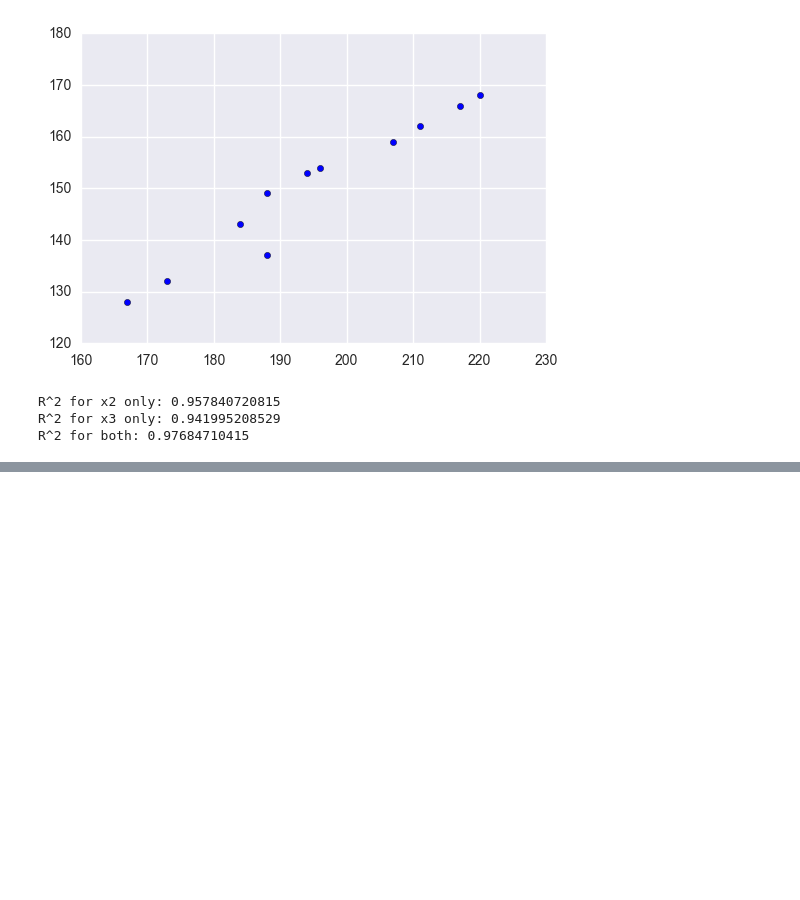
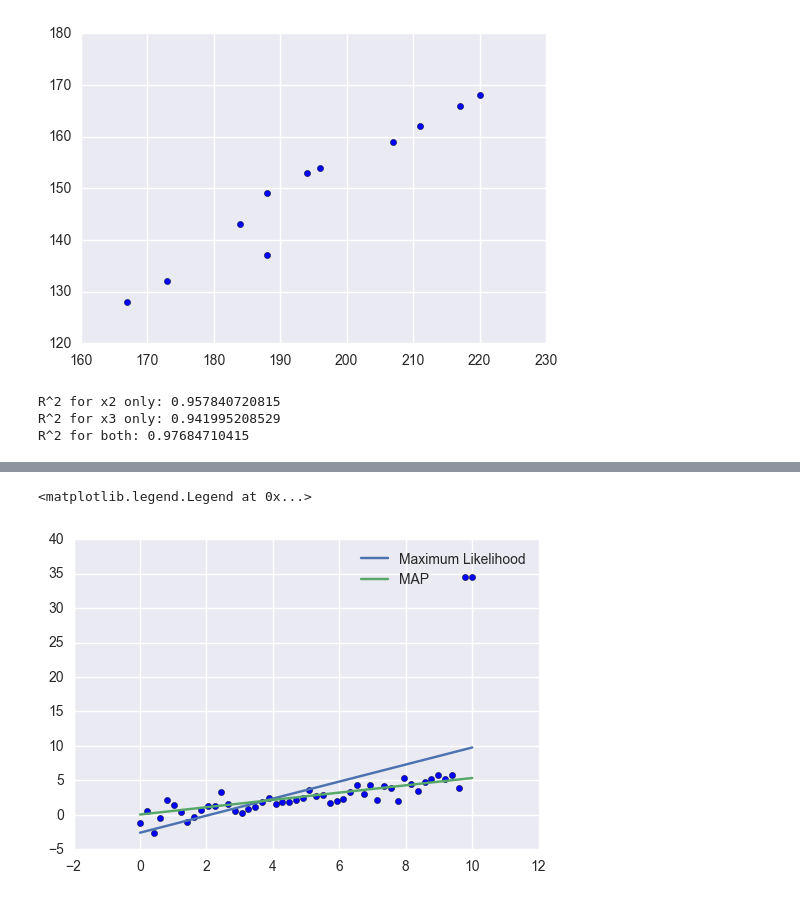
Before and after one commit to alvin319/book-notes, a Jupyter notebook: miscellaneous/linear_regression.ipynb, the cells around one changed output, grey strips where cells are left out. Drawn from its saved outputs; the diff is of its cells as text; code cells hidden in the pictures; blank space fills up the shorter version.

```diff
--- a/miscellaneous/linear_regression.ipynb
+++ b/miscellaneous/linear_regression.ipynb
@@ -199,0 +226,11 @@ R^2 for both: 0.97684710415
+# %%
+l2 = 1000.0
+W_map = np.linalg.solve(l2 * np.eye(2) + X.T.dot(X), X.T.dot(Y))
+Y_hat_map = X.dot(W_map)
+plt.scatter(X[:, 1], Y)
+plt.plot(X[:, 1], Y_hat_ml, label='Maximum Likelihood')
+plt.plot(X[:, 1], Y_hat_map, label='MAP')
+plt.legend()
+# %% [output]
+<matplotlib.legend.Legend at 0x...>
+[figure, added]
```
Also changed, not shown: parts of 5 cells of this notebook.
